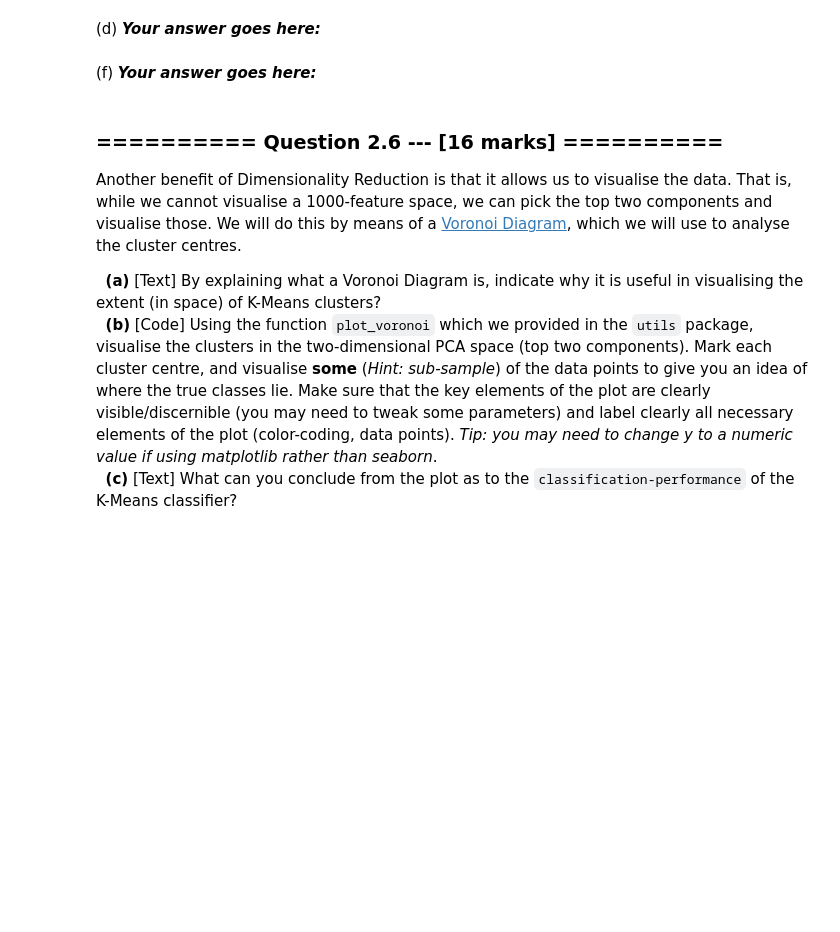
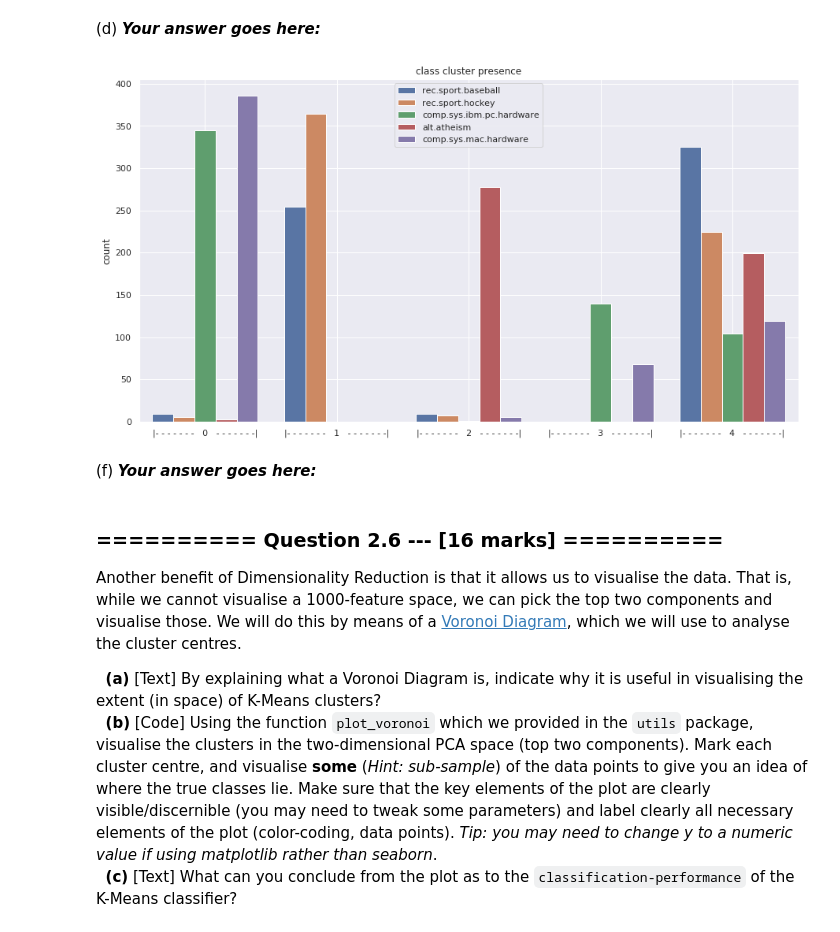
Before and after one commit to JMaio/iaml2018, a Jupyter notebook: Assignments/04_A_KMeans.ipynb, the cells around one changed output. Saved outputs shown, nothing was run; the diff lists cells and outputs as text; code cells hidden in the pictures; blank space fills up the shorter version.

```diff
--- a/Assignments/04_A_KMeans.ipynb
+++ b/Assignments/04_A_KMeans.ipynb
@@ -304,3 +339,19 @@ We will now investigate using [PCA](http://scikit-learn.org/0.19/modules/generat
+# %%
+pca_opt = PCA(n_components=dims[np.argmax(scores)],
+             random_state=1000).fit_transform(X)
+
+km_opt = KMeans(5, random_state=1000).fit(pca_opt)
+
+sns.countplot(x=km_opt.predict(pca_opt),
+              data=X,
+              hue=y)
+plt.grid(which='major', axis='x')
+
+plt.title("class cluster presence")
+plt.xticks(np.arange(5), ["|- - - - - - -   {}   - - - - - - -|".format(n) for n in range(5)])
+plt.show()
+# %% [output]
+[figure, added]
 # %% [markdown]
 (f) ***Your answer goes here:***
 # %% [markdown]
```
Also changed, not shown: parts of 12 cells of this notebook.
